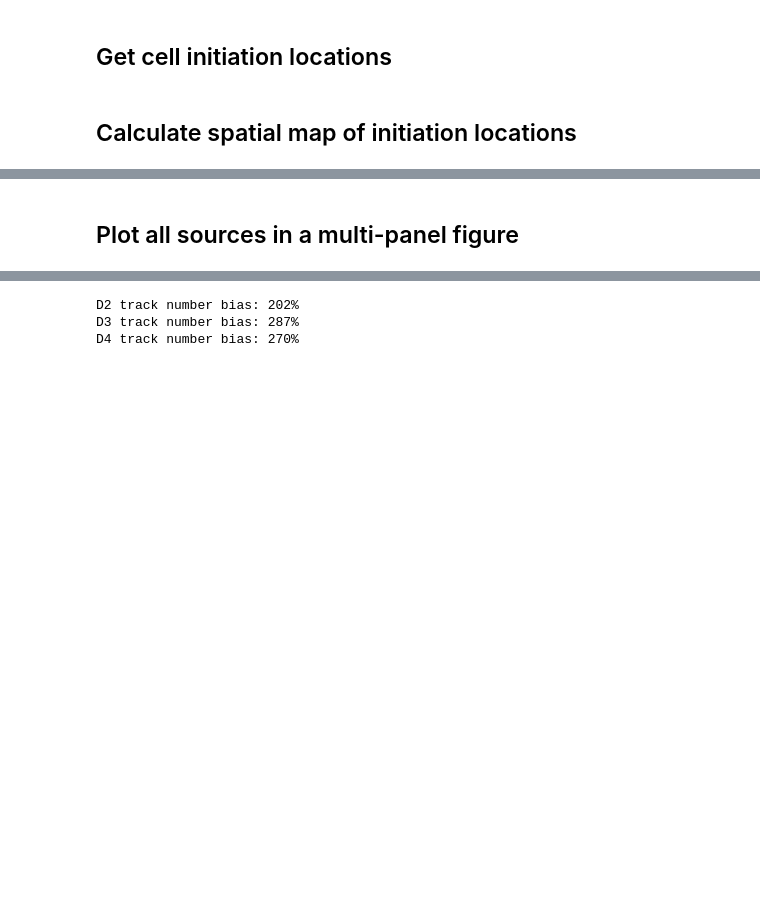
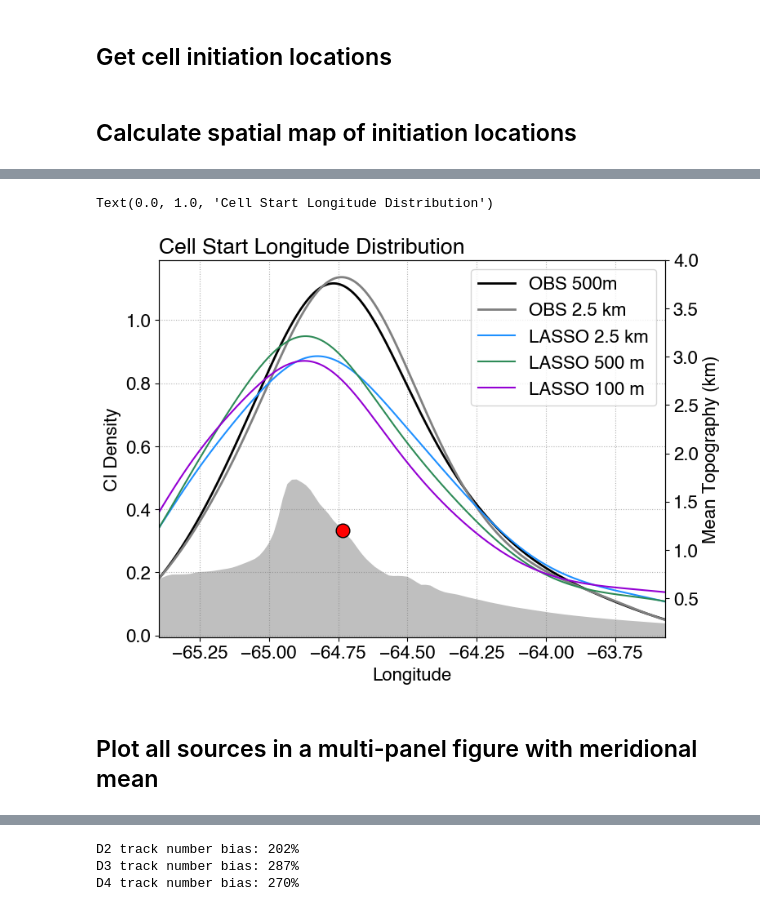
Before and after one commit to ICLASS-SFA/lasso_cellgrowth, a Jupyter notebook: notebooks/plot_celltrack_counts_map_obs_lasso.ipynb, the cells around one changed output, grey strips where cells are left out. Saved outputs shown, nothing was run; the diff lists cells and outputs as text; code cells hidden in the pictures; blank space fills up the shorter version.

```diff
--- a/notebooks/plot_celltrack_counts_map_obs_lasso.ipynb
+++ b/notebooks/plot_celltrack_counts_map_obs_lasso.ipynb
@@ -1289,2 +1362,46 @@ freq2d_startloc_nonsplit_d4 = 100 * hist2d_startloc_nonsplit_d4 / ntimes_d4
+# %%
+# Longitude bins for KDE
+lonbins_kde = np.linspace(start_lon_o.data.min(), start_lon_o.data.max(), 1000)
+
+# KDE for start latitude
+kde_start_lon_o = get_kde1d(start_lon_o.data, lonbins_kde, kde_bw=0.2)
+kde_start_lon_o25 = get_kde1d(start_lon_o25.data, lonbins_kde, kde_bw=0.2)
+kde_start_lon_d2 = get_kde1d(start_lon_d2.data, lonbins_kde, kde_bw=0.2)
+kde_start_lon_d3 = get_kde1d(start_lon_d3.data, lonbins_kde, kde_bw=0.2)
+kde_start_lon_d4 = get_kde1d(start_lon_d4.data, lonbins_kde, kde_bw=0.2)
+# %%
+lcolors = {
+    'obs': 'black',
+    'obs25': 'gray',
+    'd2': 'dodgerblue',
+    'd3': 'seagreen',
+    'd4': 'darkviolet'
+}
+
+fig, ax = plt.subplots(1, 1, figsize=(8, 6), dpi=100)
+ax.plot(lonbins_kde, kde_start_lon_o, label='OBS 500m', color=lcolors['obs'], lw=2)
+ax.plot(lonbins_kde, kde_start_lon_o25, label='OBS 2.5 km', color=lcolors['obs25'], lw=2)
+ax.plot(lonbins_kde, kde_start_lon_d2, label='LASSO 2.5 km', color=lcolors['d2'])
+ax.plot(lonbins_kde, kde_start_lon_d3, label='LASSO 500 m', color=lcolors['d3'])
+ax.plot(lonbins_kde, kde_start_lon_d4, label='LASSO 100 m', color=lcolors['d4'])
+
+ax2 = ax.twinx()
+ax2.fill_between(topoLon, topoZ_MeridionalMean/1e3, facecolor='gray', alpha=0.5)
+# ax2.fill_between(topoLon, topoZ_MeridionalMean/1e3, topoZ_Meridionalq75/1e3, facecolor='lightgray', alpha=0.5)
+# ax2.plot(topoLon, topoZ_MeridionalMean/1e3, facecolor='r')
+marker_style = dict(color='k', linestyle='none', marker='o', markersize=12, markerfacecolor='red')
+ax2.plot(topoZ_lon_at_radar, topoZ_MeridionalMean_at_radar/1e3, label='Radar Location', **marker_style)
+ax2.set_xlim(lonbins_kde.min(), lonbins_kde.max())
+ax2.set_ylim(0.1, 4)
+ax2.set_ylabel('Mean Topography (km)')
+
+ax.legend()
+ax.grid(which='major', ls=':')
+ax.set_xlabel('Longitude')
+ax.set_ylabel('CI Density')
+ax.set_title('Cell Start Longitude Distribution', loc='left')
+# %% [output]
+Text(0.0, 1.0, 'Cell Start Longitude Distribution')
+[figure, added]
 # %% [markdown]
-## Plot all sources in a multi-panel figure
+## Plot all sources in a multi-panel figure with meridional mean
```
Also changed, not shown: parts of 18 cells of this notebook.
